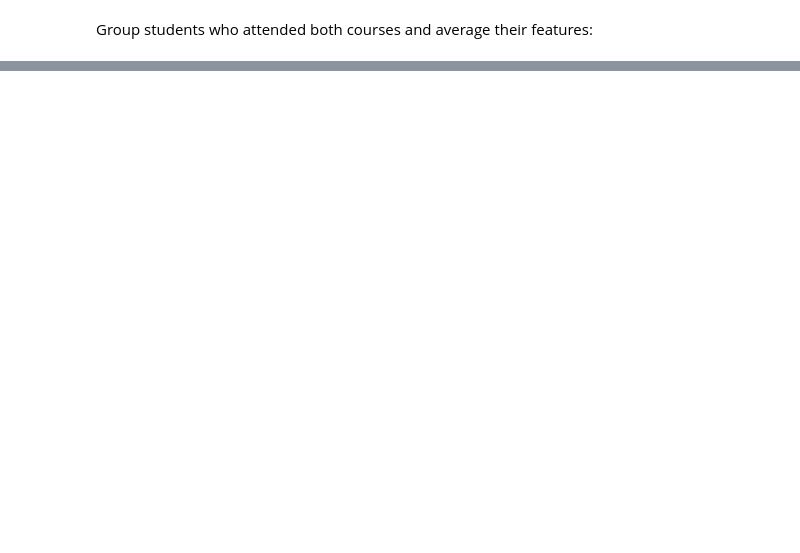
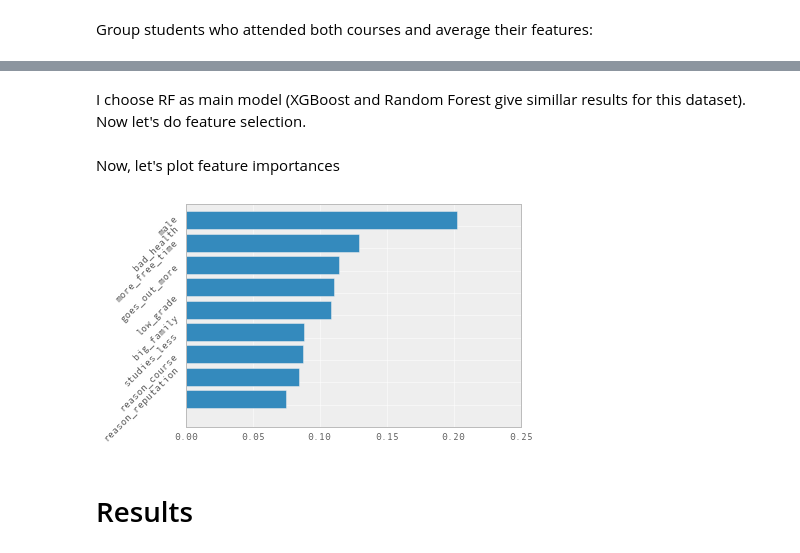
Before and after one commit to GeraldineE/alcohol-research, a Jupyter notebook: student-analysis.ipynb, the cells around one changed output, grey strips where cells are left out. Cells and saved outputs as stored; diff of their text form; code cells hidden in the pictures; blank space fills up the shorter version.

```diff
--- a/student-analysis.ipynb
+++ b/student-analysis.ipynb
@@ -178,0 +261,3 @@ Image(graph.create_png())
+# %%
+pylab.rcParams['figure.figsize'] = (10.0, 8.0)
+xgb.plot_importance(xgb_clf);
@@ -178,0 +266,37 @@ Image(graph.create_png())
+# %% [markdown]
+I choose RF as main model (XGBoost and Random Forest give simillar results for this dataset). Now let's do feature selection.
+# %%
+from sklearn.feature_selection import SelectFromModel
+model = SelectFromModel(rf_clf, prefit = True)
+x_train_fs = model.transform(x_train)
+x_val_fs = model.transform(x_val)
+selected_feature_names = x_train.columns[model.transform(np.arange(len(x_train.columns)))]
+
+n_iter_search = 250
+random_search = RandomizedSearchCV(rf_clf, param_distributions = rf_param_dist,
+                                   n_iter = n_iter_search, random_state = 123)
+random_search.fit(x_train_fs, y_train);
+# %% [markdown]
+Now, let's plot feature importances
+# %%
+hist_data = []
+
+for i, imp in enumerate(random_search.best_estimator_.feature_importances_):
+   hist_data.append((selected_feature_names[0][i], imp))
+
+hist_data.sort(key = lambda x: x[1])
+
+imp = [x[1] for x in hist_data]
+ax = plt.subplot(111)
+width=0.3
+names = [x[0] for x in hist_data]
+bins = list(map(lambda x: x - width / 2, range(1, len(imp) + 1)))
+ax.barh(bins, imp)
+ax.set_yticks(list(map(lambda x: x, range(1, len(imp) + 1))))
+ax.set_yticklabels(names,rotation=45)
+
+plt.show()
+# %% [output]
+[figure, added]
+# %% [markdown]
+# Results
```
Also changed, not shown: parts of 35 cells of this notebook.
